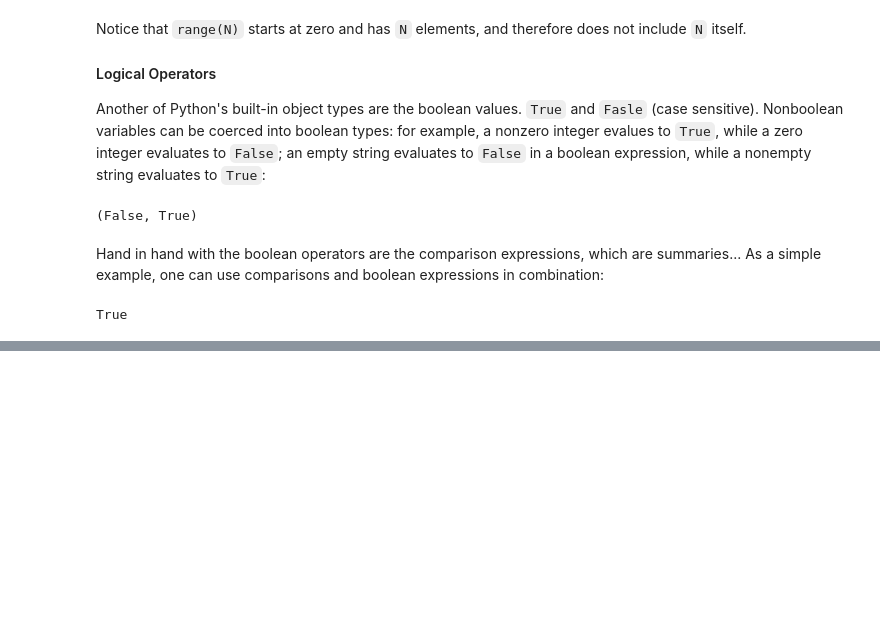
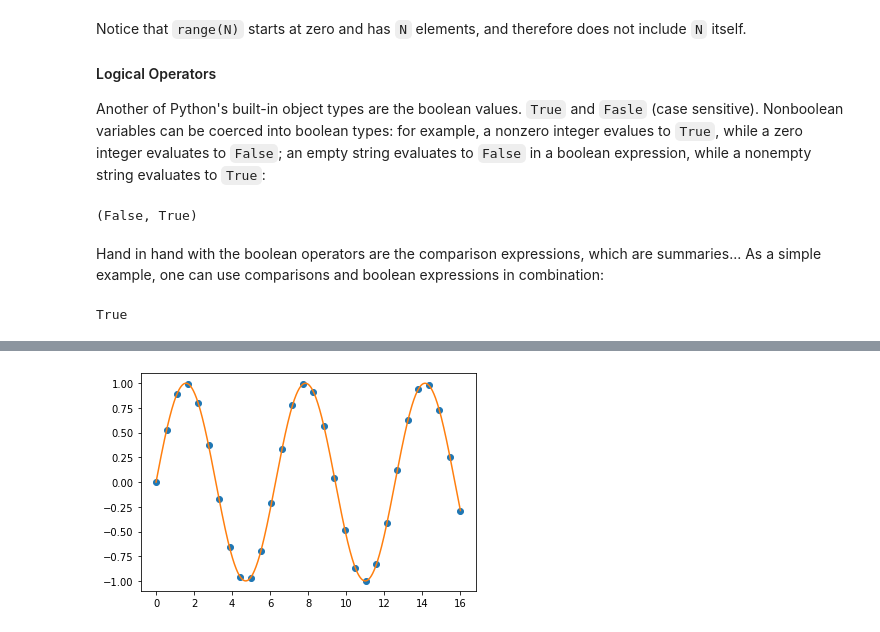
Before and after one commit to uom-lectures/PHY3287, a Jupyter notebook: lecture_1.ipynb, the cells around one changed output, grey strips where cells are left out. Saved outputs shown, nothing was run; the diff lists cells and outputs as text; code cells hidden in the pictures; blank space fills up the shorter version.

```diff
--- a/lecture_1.ipynb
+++ b/lecture_1.ipynb
@@ -158,0 +835,16 @@ These boolean expression become very important when used with control flow state
+# %%
+from scipy import interpolate
+
+x = np. linspace (0, 16, 30)     # Coarse grid : 30 pts
+y = np.sin(x)
+
+x2 = np. linspace (0, 16, 1000)  # Fine grid : 1000 pts
+
+spl = interpolate.UnivariateSpline(x, y, s=0)
+
+plt.plot(x, y, 'o')
+plt.plot(x2, spl(x2), '-')       # '-' means draw a line
+
+plt.show()
+# %% [output]
+[figure, added]
```
Also changed, not shown: parts of 113 cells of this notebook, 1 other file.
